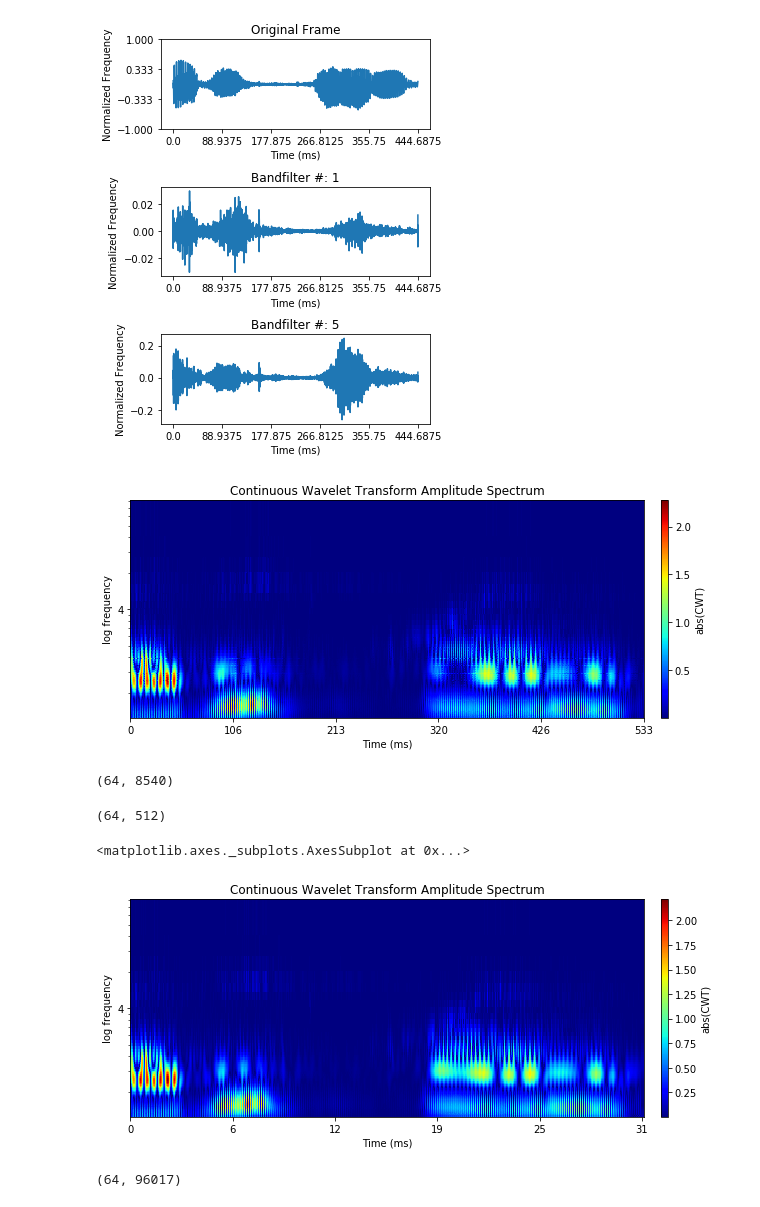
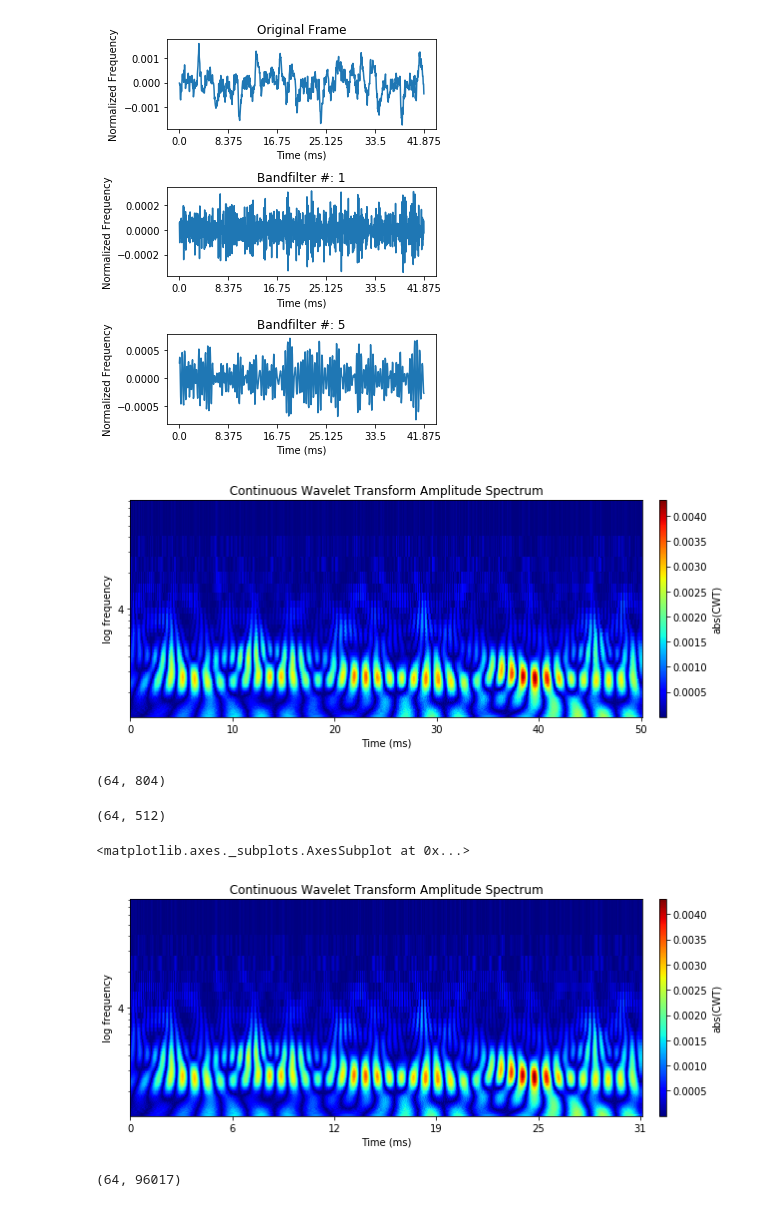
Before and after one commit to gjm311/aeternaSpeech, a Jupyter notebook: code/speechRepAnalysis/view_scalogram.ipynb, the cells around one changed output. Saved outputs shown, nothing was run; the diff lists cells and outputs as text; code cells hidden in the pictures.

```diff
--- a/code/speechRepAnalysis/view_scalogram.ipynb
+++ b/code/speechRepAnalysis/view_scalogram.ipynb
@@ -261,7 +261,7 @@ fs,signal=read(wav_file)
 if fs!=16000:
     raise ValueError(str(fs)+" is not a valid sampling frequency")
 
-SNIP_LEN=500#in mS
+SNIP_LEN=50#in mS
 NFR=int(signal.shape[0]*1000/(fs*SNIP_LEN))
 FRAME_SIZE=int(signal.shape[0]/NFR)
 OVRLP=0.5
@@ -286,39 +286,39 @@ for k in range(NFR):
 # %%
 fig = plt.figure()
 
-fr=8
+fr=4
 fig.set_size_inches(5,12)
 plt.subplot(6, 1, 1)
 plt.plot(frames[fr,:])
 plt.title("Original Frame")
-plt.yticks(np.linspace(-1,1,4))
+# plt.yticks(np.linspace(-1,1,4))
 plt.xticks(np.linspace(0,FRAME_SIZE,6), (np.arange(0,FRAME_SIZE,FRAME_SIZE//6)/fs)*1000)
 plt.ylabel("Normalized Frequency")
 plt.xlabel("Time (ms)")
 
 for itr,ii in enumerate([1,5]):
     plt.subplot(6, 1, itr+2)
     plt.plot(fpsis[fr,ii,:])
     plt.title("Bandfilter #: "+str(ii))
     fig.tight_layout()
     plt.title("Bandfilter #: "+str(ii))
 #     plt.yticks(np.linspace(-1,1,11))
     plt.xticks(np.linspace(0,FRAME_SIZE,6), (np.arange(0,FRAME_SIZE,FRAME_SIZE//6)/fs)*1000)
 
     plt.ylabel("Normalized Frequency")
     plt.xlabel("Time (ms)")
     fig.tight_layout()
 # %% [output]
-[figure, old version]
+[figure, new version]
 # %%
 ax=show_scalogram(np.arange(FRAME_SIZE),fpsis[fr,:,:],freqs,2, yaxis='frequency', ylabel='log frequency')
 # %% [output]
-[figure, old version]
+[figure, new version]
 # %%
 fr_fpsis=fpsis[fr,:,:]
 fr_fpsis.shape
 # %% [output]
-(64, 8540)
+(64, 804)
 # %%
 width = 512
 height = NBF
@@ -333,7 +333,7 @@ bicubic_img.shape
 show_scalogram(np.arange(width),bicubic_img, freqs, hop=2, yaxis='frequency', ylabel='log frequency')
 # %% [output]
 <matplotlib.axes._subplots.AxesSubplot at 0x...>
-[figure, old version]
+[figure, new version]
 # %%
 #Below we look at transform for entire speech signal
 # %%
```
Also changed, not shown: parts of 1 cell of this notebook, 5 other files.
